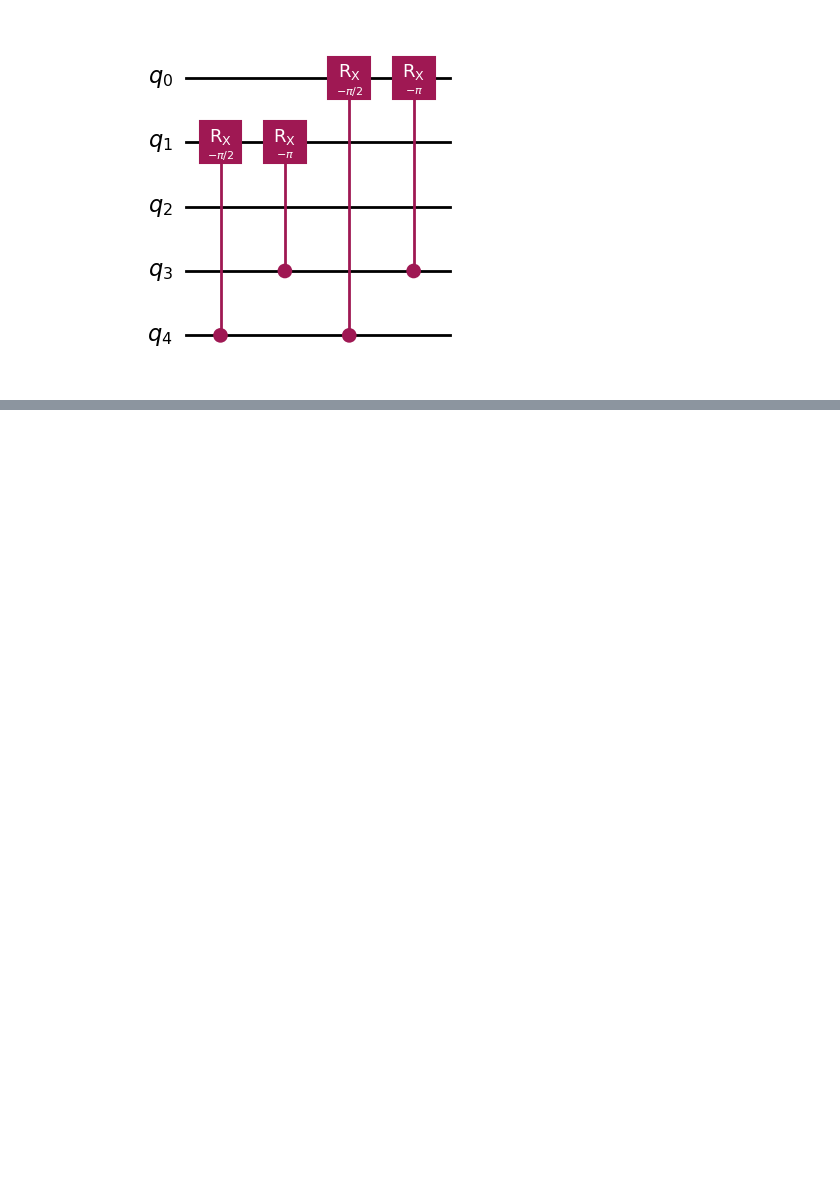
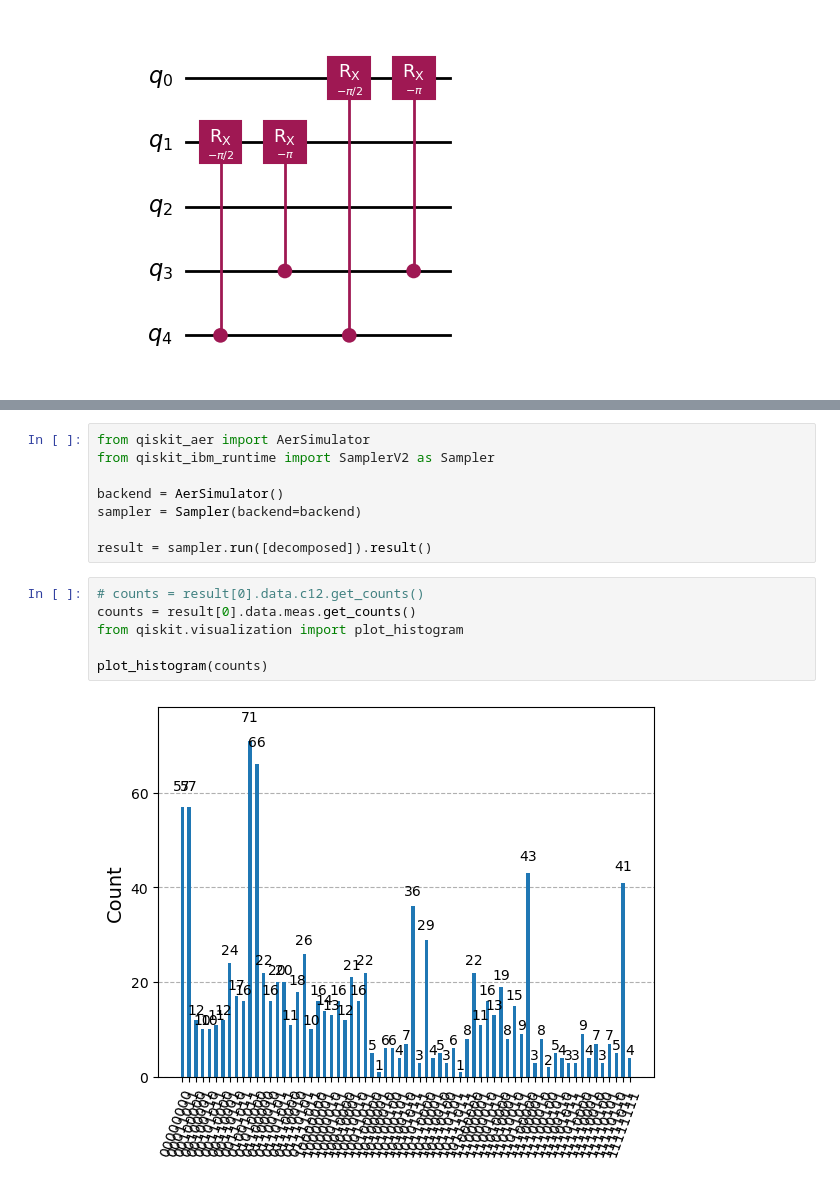
Before and after one commit to Jaybit0/QML, a Jupyter notebook: Qiskit_Modules/test.ipynb, the cells around one changed output, grey strips where cells are left out. Drawn from its saved outputs; the diff is of its cells as text; blank space fills up the shorter version.

```diff
--- a/Qiskit_Modules/test.ipynb
+++ b/Qiskit_Modules/test.ipynb
@@ -420,0 +441,16 @@ def build_circuit(X, R):
+# %%
+from qiskit_aer import AerSimulator
+from qiskit_ibm_runtime import SamplerV2 as Sampler
+
+backend = AerSimulator()
+sampler = Sampler(backend=backend)
+
+result = sampler.run([decomposed]).result()
+# %%
+# counts = result[0].data.c12.get_counts()
+counts = result[0].data.meas.get_counts()
+from qiskit.visualization import plot_histogram
+
+plot_histogram(counts)
+# %% [output]
+[figure, added]
```
Also changed, not shown: parts of 8 cells of this notebook.
